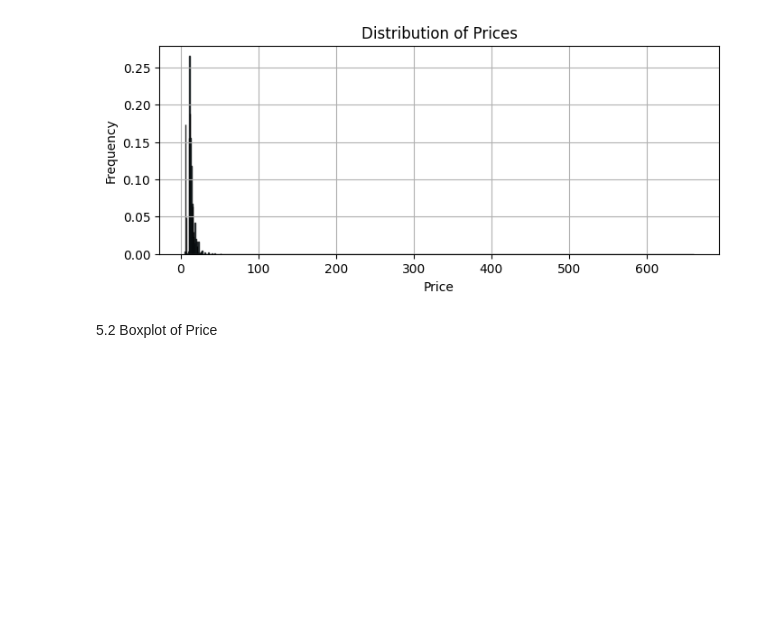
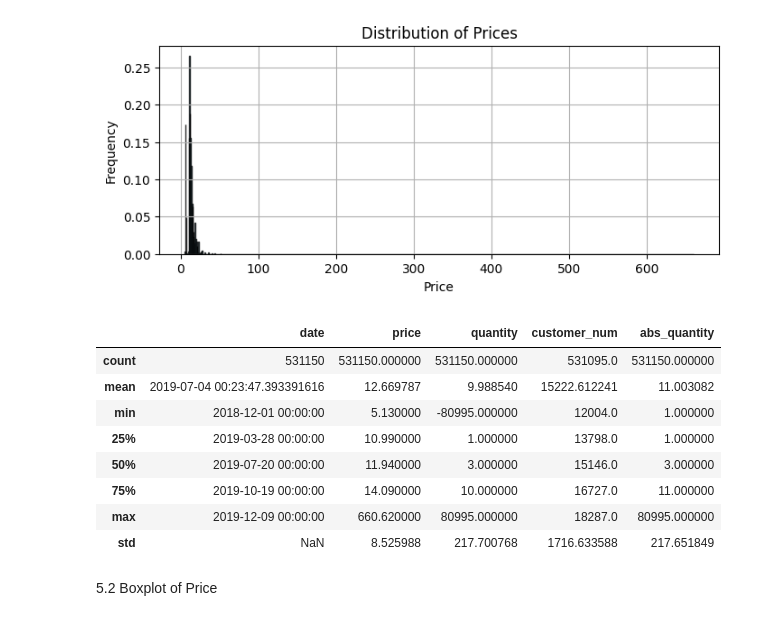
Before and after one commit to RammySubiate/e-commerce-data-analysis, a Jupyter notebook: analyis.ipynb, the cells around one changed output. Saved outputs shown, nothing was run; the diff lists cells and outputs as text; code cells hidden in the pictures; blank space fills up the shorter version.

```diff
--- a/analyis.ipynb
+++ b/analyis.ipynb
@@ -211,6 +211,18 @@ plt.grid(True)
 plt.show()
 # %% [output]
 [figure]
+# %%
+df.describe()
+# %% [output]
+|  | date | price | quantity | customer_num | abs_quantity |
+| count | 531150 | 531150.000000 | 531150.000000 | 531095.0 | 531150.000000 |
+| mean | 2019-07-04 00:23:47.393391616 | 12.669787 | 9.988540 | 15222.612241 | 11.003082 |
+| min | 2018-12-01 00:00:00 | 5.130000 | -80995.000000 | 12004.0 | 1.000000 |
+| 25% | 2019-03-28 00:00:00 | 10.990000 | 1.000000 | 13798.0 | 1.000000 |
+| 50% | 2019-07-20 00:00:00 | 11.940000 | 3.000000 | 15146.0 | 3.000000 |
+| 75% | 2019-10-19 00:00:00 | 14.090000 | 10.000000 | 16727.0 | 11.000000 |
+| max | 2019-12-09 00:00:00 | 660.620000 | 80995.000000 | 18287.0 | 80995.000000 |
+| std | NaN | 8.525988 | 217.700768 | 1716.633588 | 217.651849 |
 # %% [markdown]
 5.2 Boxplot of Price
 # %%
```
Also changed, not shown: parts of 12 cells of this notebook.
